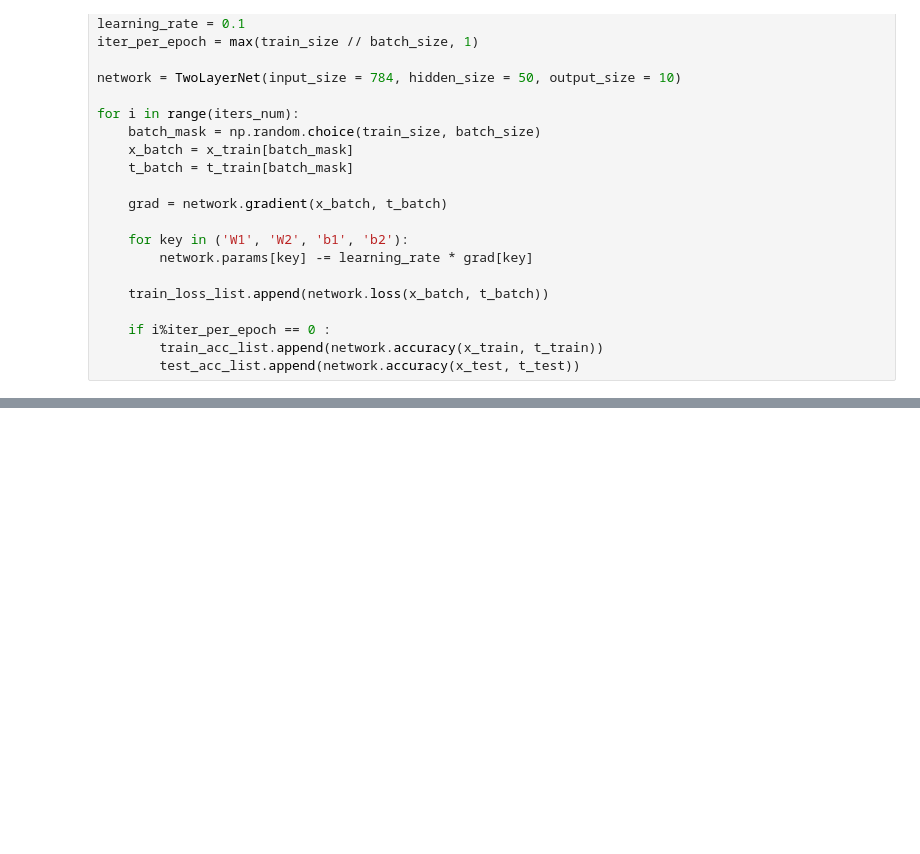
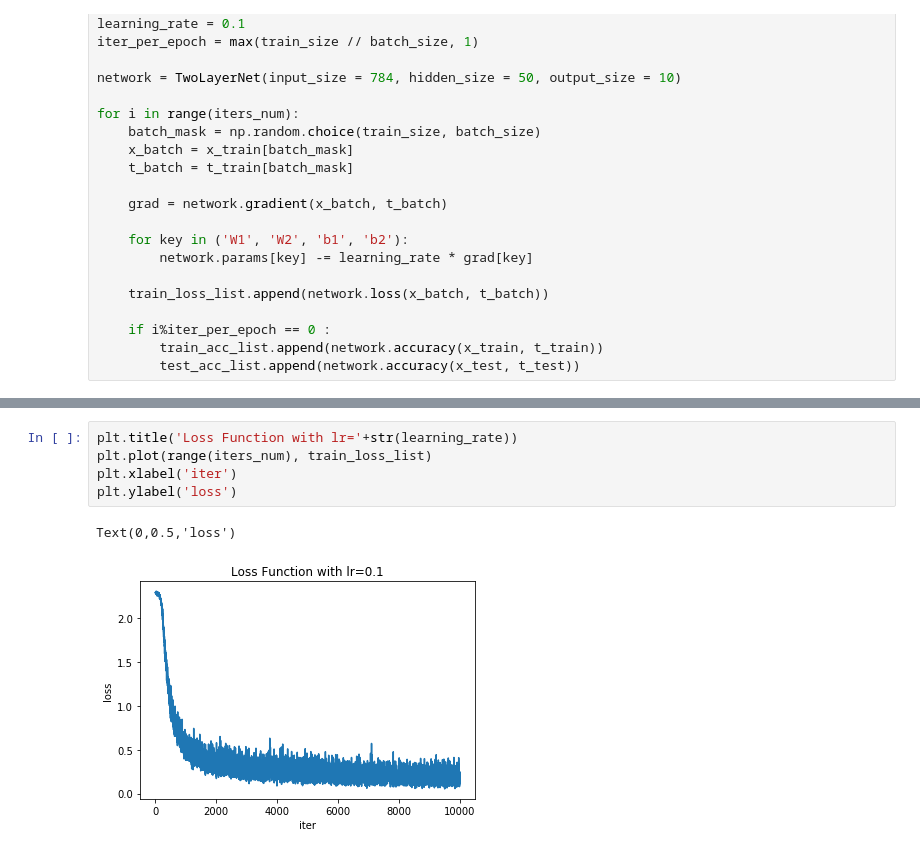
Before and after one commit to znfmxmrhlepf/Ishs-Informatics-I-D-2018, a Jupyter notebook: train_neuralnet.ipynb, the cells around one changed output, grey strips where cells are left out. Saved outputs shown, nothing was run; the diff lists cells and outputs as text; blank space fills up the shorter version.

```diff
--- a/train_neuralnet.ipynb
+++ b/train_neuralnet.ipynb
@@ -49,0 +68,8 @@ Text(0,0.5,'accuracy')
+# %%
+plt.title('Loss Function with lr='+str(learning_rate))
+plt.plot(range(iters_num), train_loss_list)
+plt.xlabel('iter')
+plt.ylabel('loss')
+# %% [output]
+Text(0,0.5,'loss')
+[figure, added]
```
Also changed, not shown: parts of 3 cells of this notebook, 8 other files.
